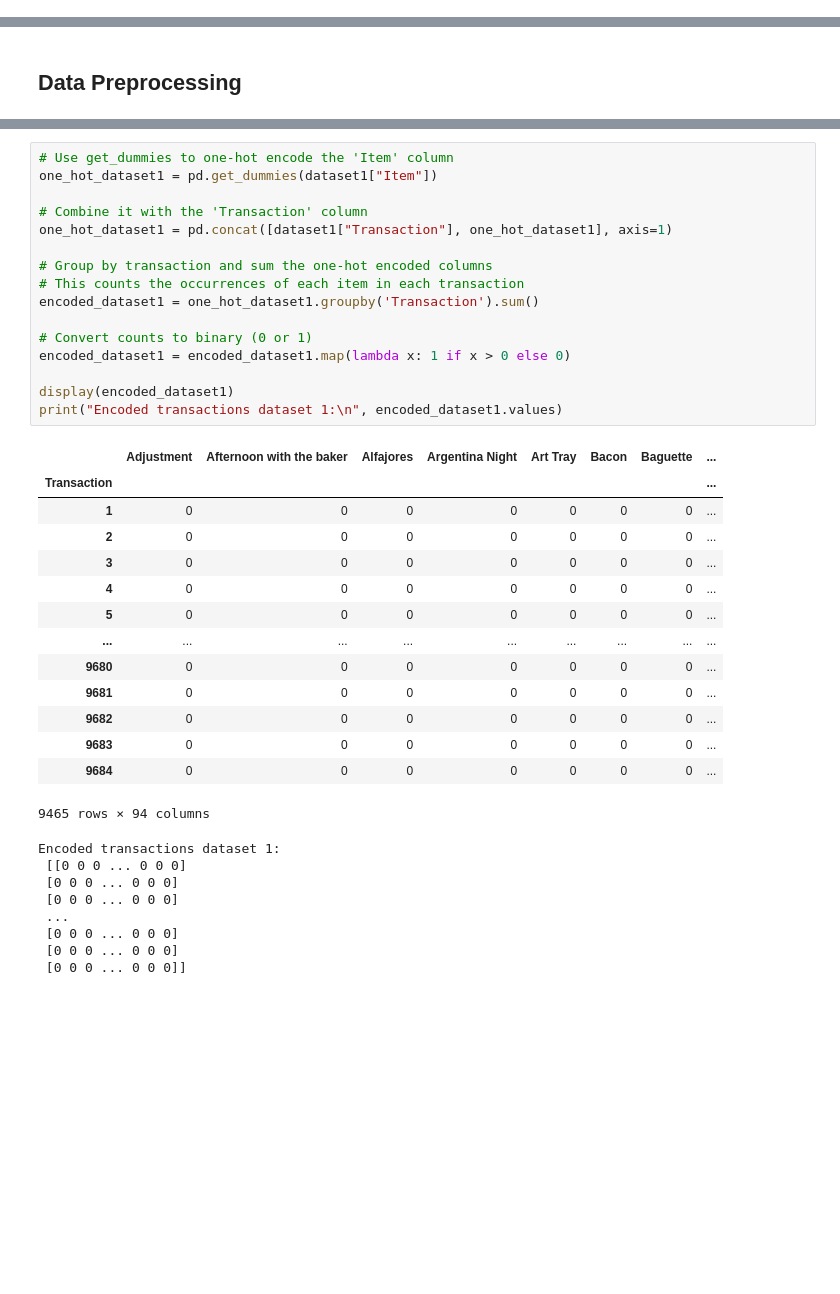
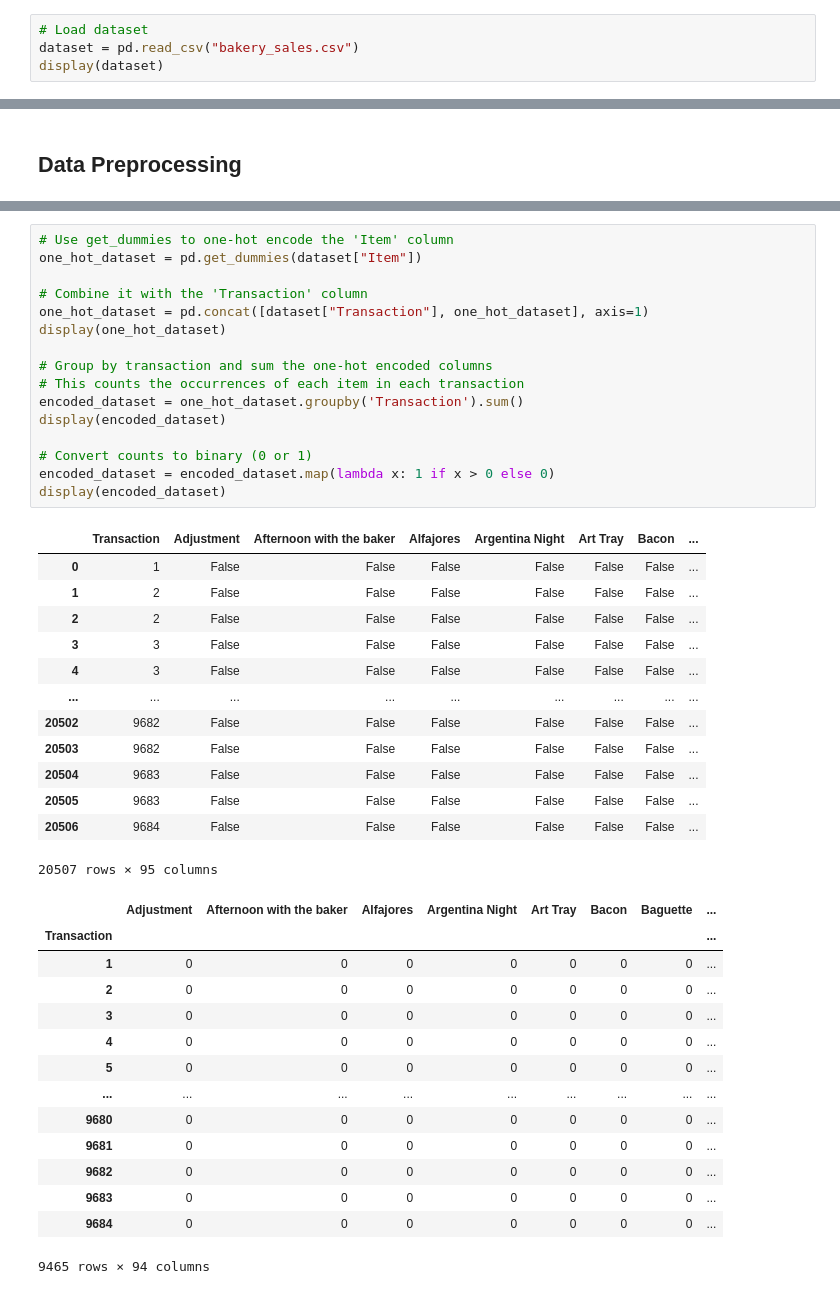
Before and after one commit to roshaniayu/IN6227-Data-Mining-Assignments, a Jupyter notebook: Assignment 2/Assignment2_Roshani Ayu Pranasti_G2504973A.ipynb, the cells around one changed output, grey strips where cells are left out. Saved outputs shown, nothing was run; the diff lists cells and outputs as text; blank space fills up the shorter version.

```diff
--- a/Assignment 2/Assignment2_Roshani Ayu Pranasti_G2504973A.ipynb
+++ b/Assignment 2/Assignment2_Roshani Ayu Pranasti_G2504973A.ipynb
@@ -42,0 +47,4 @@ I have prepared 5 datasets of different sizes. All retrieved from Kaggle. More a
+# %%
+# Load dataset
+dataset = pd.read_csv("bakery_sales.csv")
+display(dataset)
@@ -121,39 +123,44 @@ For a simple association rule mining task, the goal is to find relationships bet
 # %%
 # Use get_dummies to one-hot encode the 'Item' column
-one_hot_dataset1 = pd.get_dummies(dataset1["Item"])
+one_hot_dataset = pd.get_dummies(dataset["Item"])
 
 # Combine it with the 'Transaction' column
-one_hot_dataset1 = pd.concat([dataset1["Transaction"], one_hot_dataset1], axis=1)
+one_hot_dataset = pd.concat([dataset["Transaction"], one_hot_dataset], axis=1)
+display(one_hot_dataset)
 
 # Group by transaction and sum the one-hot encoded columns
 # This counts the occurrences of each item in each transaction
-encoded_dataset1 = one_hot_dataset1.groupby('Transaction').sum()
+encoded_dataset = one_hot_dataset.groupby('Transaction').sum()
+display(encoded_dataset)
 
 # Convert counts to binary (0 or 1)
-encoded_dataset1 = encoded_dataset1.map(lambda x: 1 if x > 0 else 0)
-
-display(encoded_dataset1)
-print("Encoded transactions dataset 1:\n", encoded_dataset1.values)
+encoded_dataset = encoded_dataset.map(lambda x: 1 if x > 0 else 0)
+display(encoded_dataset)
 # %% [output]
-|  | Adjustment | Afternoon with the baker | Alfajores | Argentina Night | Art Tray | Bacon | Baguette | ... |
-| Transaction |  |  |  |  |  |  |  | ... |
-| 1 | 0 | 0 | 0 | 0 | 0 | 0 | 0 | ... |
-| 2 | 0 | 0 | 0 | 0 | 0 | 0 | 0 | ... |
-| 3 | 0 | 0 | 0 | 0 | 0 | 0 | 0 | ... |
-| 4 | 0 | 0 | 0 | 0 | 0 | 0 | 0 | ... |
-| 5 | 0 | 0 | 0 | 0 | 0 | 0 | 0 | ... |
+|  | Transaction | Adjustment | Afternoon with the baker | Alfajores | Argentina Night | Art Tray | Bacon | ... |
+| 0 | 1 | False | False | False | False | False | False | ... |
+| 1 | 2 | False | False | False | False | False | False | ... |
+| 2 | 2 | False | False | False | False | False | False | ... |
+| 3 | 3 | False | False | False | False | False | False | ... |
+| 4 | 3 | False | False | False | False | False | False | ... |
 | ... | ... | ... | ... | ... | ... | ... | ... | ... |
-| 9680 | 0 | 0 | 0 | 0 | 0 | 0 | 0 | ... |
-| 9681 | 0 | 0 | 0 | 0 | 0 | 0 | 0 | ... |
-| 9682 | 0 | 0 | 0 | 0 | 0 | 0 | 0 | ... |
-| 9683 | 0 | 0 | 0 | 0 | 0 | 0 | 0 | ... |
-| 9684 | 0 | 0 | 0 | 0 | 0 | 0 | 0 | ... |
+| 20502 | 9682 | False | False | False | False | False | False | ... |
+| 20503 | 9682 | False | False | False | False | False | False | ... |
+| 20504 | 9683 | False | False | False | False | False | False | ... |
+| 20505 | 9683 | False | False | False | False | False | False | ... |
+| 20506 | 9684 | False | False | False | False | False | False | ... |
-9465 rows × 94 columns
+20507 rows × 95 columns
+|  | Adjustment | Afternoon with the baker | Alfajores | Argentina Night | Art Tray | Bacon | Baguette | ... |
+| Transaction |  |  |  |  |  |  |  | ... |
+| 1 | 0 | 0 | 0 | 0 | 0 | 0 | 0 | ... |
+| 2 | 0 | 0 | 0 | 0 | 0 | 0 | 0 | ... |
+| 3 | 0 | 0 | 0 | 0 | 0 | 0 | 0 | ... |
+| 4 | 0 | 0 | 0 | 0 | 0 | 0 | 0 | ... |
+| 5 | 0 | 0 | 0 | 0 | 0 | 0 | 0 | ... |
+| ... | ... | ... | ... | ... | ... | ... | ... | ... |
+| 9680 | 0 | 0 | 0 | 0 | 0 | 0 | 0 | ... |
+| 9681 | 0 | 0 | 0 | 0 | 0 | 0 | 0 | ... |
+| 9682 | 0 | 0 | 0 | 0 | 0 | 0 | 0 | ... |
+| 9683 | 0 | 0 | 0 | 0 | 0 | 0 | 0 | ... |
+| 9684 | 0 | 0 | 0 | 0 | 0 | 0 | 0 | ... |
-Encoded transactions dataset 1:
- [[0 0 0 ... 0 0 0]
- [0 0 0 ... 0 0 0]
- [0 0 0 ... 0 0 0]
- ...
- [0 0 0 ... 0 0 0]
- [0 0 0 ... 0 0 0]
- [0 0 0 ... 0 0 0]]
+9465 rows × 94 columns
```
Also changed, not shown: parts of 42 cells of this notebook, 6 other files.
